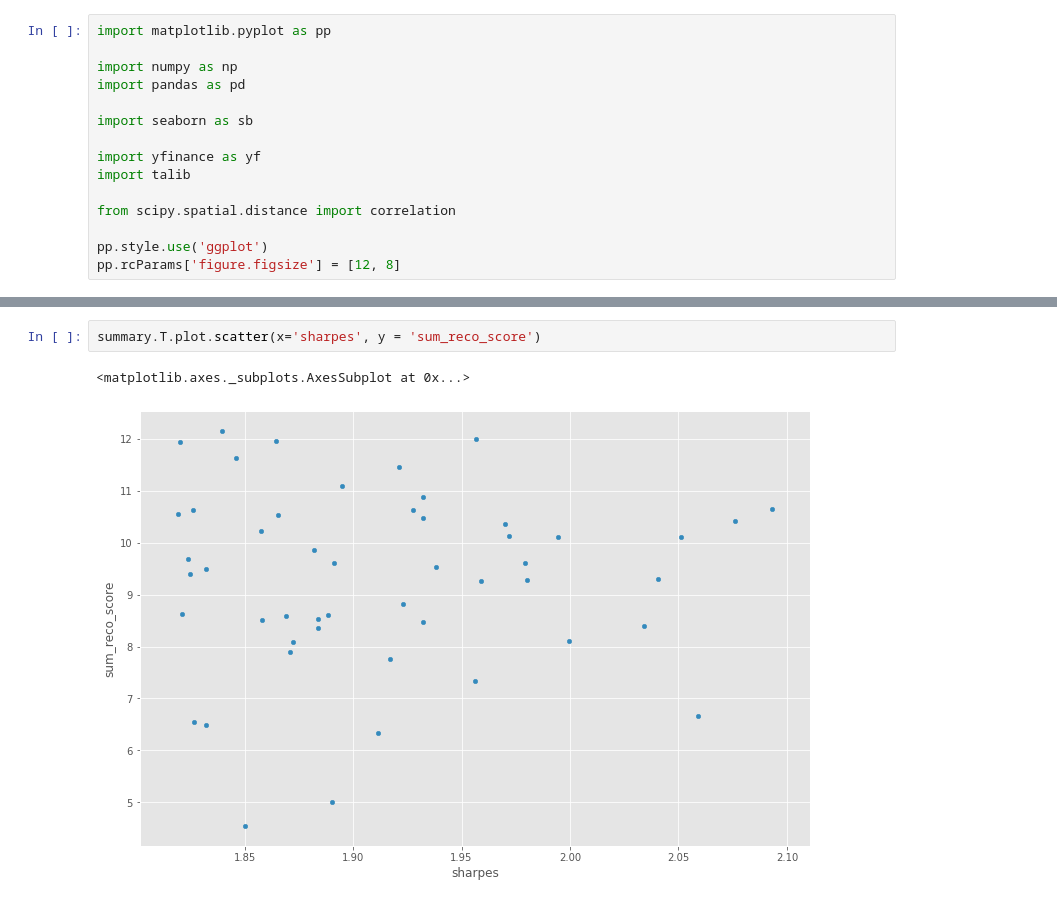
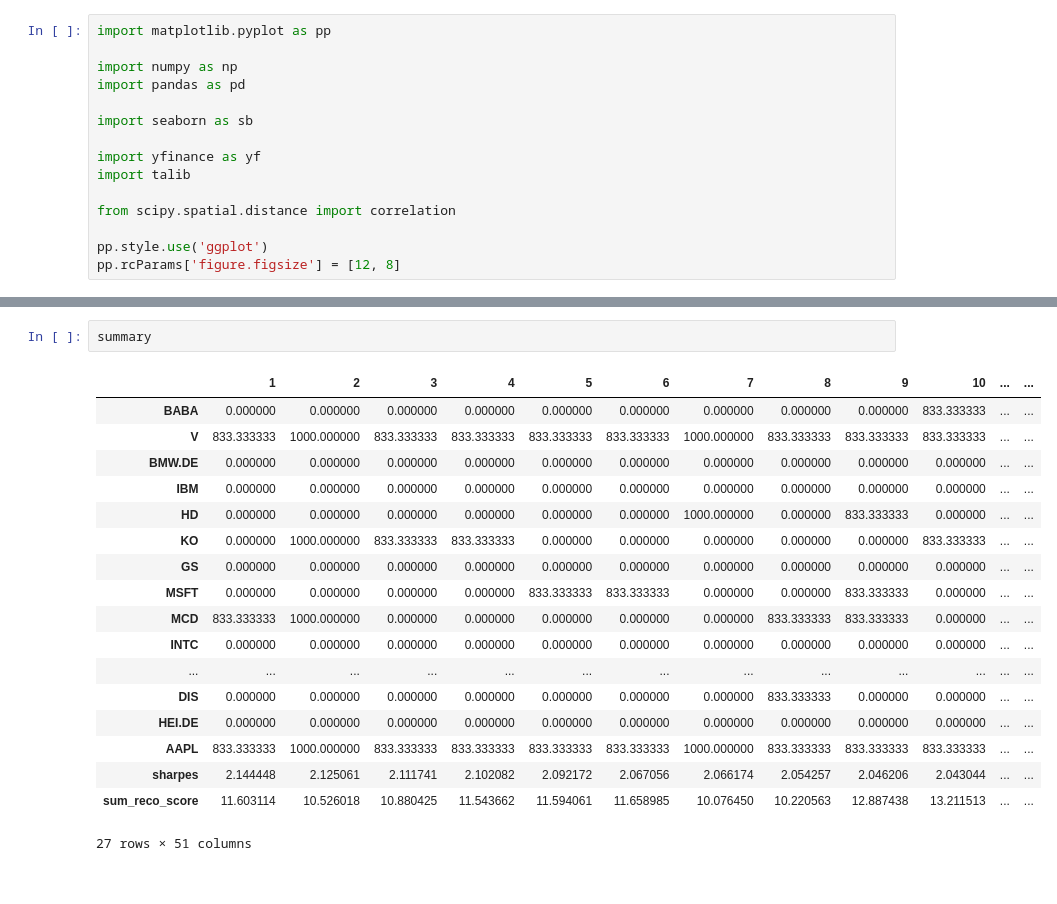
Before and after one commit to mistiller/hotstox, a Jupyter notebook: f100.ipynb, the cells around one changed output, grey strips where cells are left out. Saved outputs shown, nothing was run; the diff lists cells and outputs as text.

```diff
--- a/f100.ipynb
+++ b/f100.ipynb
@@ -93,5 +92,21 @@ IndexingError: Unalignable boolean Series provided as indexer (index of the bool
-# %%
-summary.T.plot.scatter(x='sharpes', y = 'sum_reco_score')
-# %% [output]
-<matplotlib.axes._subplots.AxesSubplot at 0x...>
-[figure, removed]
+# %%
+summary
+# %% [output]
+|  | 1 | 2 | 3 | 4 | 5 | 6 | 7 | 8 | 9 | 10 | ... | ... |
+| BABA | 0.000000 | 0.000000 | 0.000000 | 0.000000 | 0.000000 | 0.000000 | 0.000000 | 0.000000 | 0.000000 | 833.333333 | ... | ... |
+| V | 833.333333 | 1000.000000 | 833.333333 | 833.333333 | 833.333333 | 833.333333 | 1000.000000 | 833.333333 | 833.333333 | 833.333333 | ... | ... |
+| BMW.DE | 0.000000 | 0.000000 | 0.000000 | 0.000000 | 0.000000 | 0.000000 | 0.000000 | 0.000000 | 0.000000 | 0.000000 | ... | ... |
+| IBM | 0.000000 | 0.000000 | 0.000000 | 0.000000 | 0.000000 | 0.000000 | 0.000000 | 0.000000 | 0.000000 | 0.000000 | ... | ... |
+| HD | 0.000000 | 0.000000 | 0.000000 | 0.000000 | 0.000000 | 0.000000 | 1000.000000 | 0.000000 | 833.333333 | 0.000000 | ... | ... |
+| KO | 0.000000 | 1000.000000 | 833.333333 | 833.333333 | 0.000000 | 0.000000 | 0.000000 | 0.000000 | 0.000000 | 833.333333 | ... | ... |
+| GS | 0.000000 | 0.000000 | 0.000000 | 0.000000 | 0.000000 | 0.000000 | 0.000000 | 0.000000 | 0.000000 | 0.000000 | ... | ... |
+| MSFT | 0.000000 | 0.000000 | 0.000000 | 0.000000 | 833.333333 | 833.333333 | 0.000000 | 0.000000 | 833.333333 | 0.000000 | ... | ... |
+| MCD | 833.333333 | 1000.000000 | 0.000000 | 0.000000 | 0.000000 | 0.000000 | 0.000000 | 833.333333 | 833.333333 | 0.000000 | ... | ... |
+| INTC | 0.000000 | 0.000000 | 0.000000 | 0.000000 | 0.000000 | 0.000000 | 0.000000 | 0.000000 | 0.000000 | 0.000000 | ... | ... |
+| ... | ... | ... | ... | ... | ... | ... | ... | ... | ... | ... | ... | ... |
+| DIS | 0.000000 | 0.000000 | 0.000000 | 0.000000 | 0.000000 | 0.000000 | 0.000000 | 833.333333 | 0.000000 | 0.000000 | ... | ... |
+| HEI.DE | 0.000000 | 0.000000 | 0.000000 | 0.000000 | 0.000000 | 0.000000 | 0.000000 | 0.000000 | 0.000000 | 0.000000 | ... | ... |
+| AAPL | 833.333333 | 1000.000000 | 833.333333 | 833.333333 | 833.333333 | 833.333333 | 1000.000000 | 833.333333 | 833.333333 | 833.333333 | ... | ... |
+| sharpes | 2.144448 | 2.125061 | 2.111741 | 2.102082 | 2.092172 | 2.067056 | 2.066174 | 2.054257 | 2.046206 | 2.043044 | ... | ... |
+| sum_reco_score | 11.603114 | 10.526018 | 10.880425 | 11.543662 | 11.594061 | 11.658985 | 10.076450 | 10.220563 | 12.887438 | 13.211513 | ... | ... |
+27 rows × 51 columns
```
Also changed, not shown: parts of 3 cells of this notebook, 1 other file.
